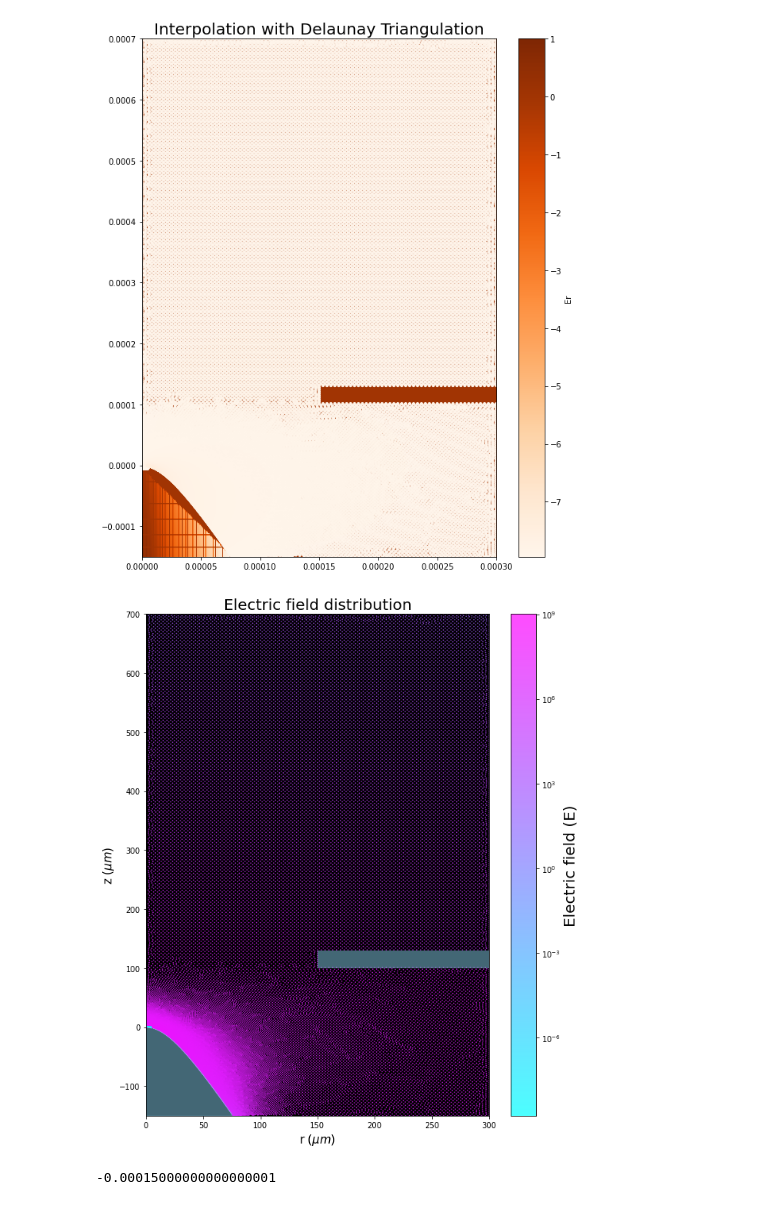
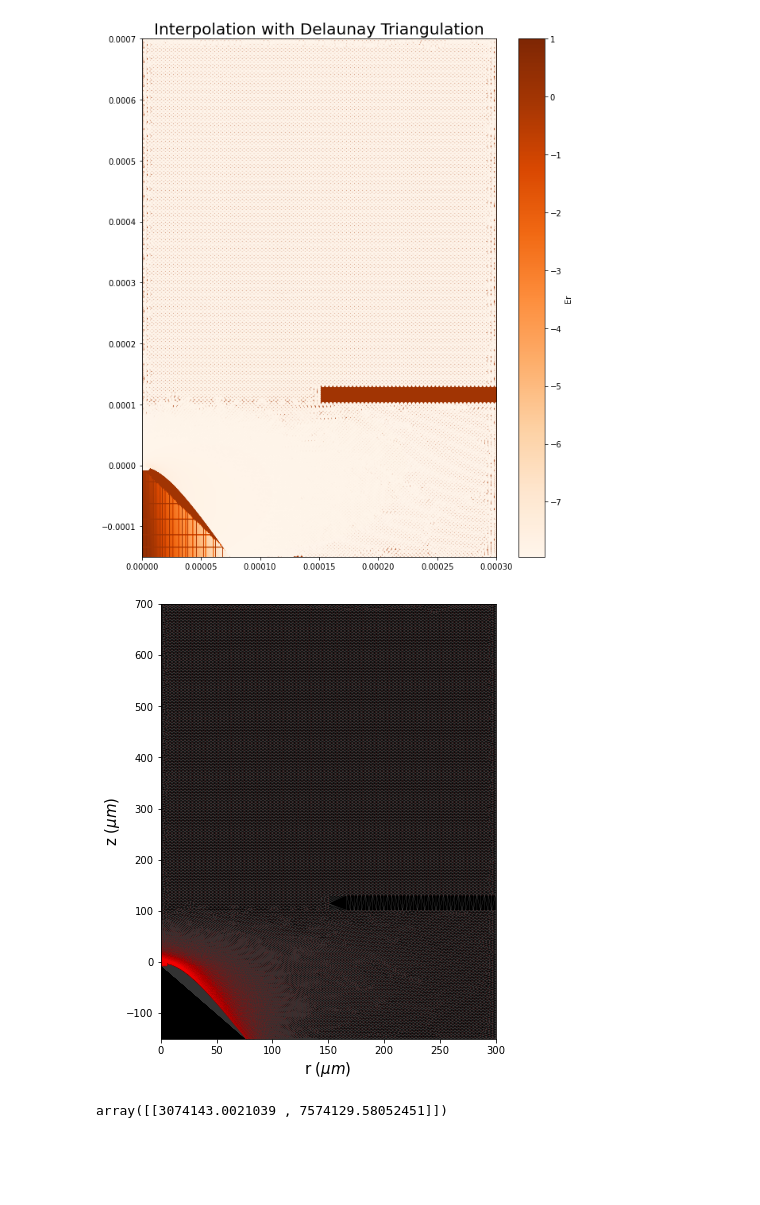
Before and after one commit to Rafid-Ben/Electrospray_DF_Py, a Jupyter notebook: interpolation.ipynb, the cells around one changed output. Saved outputs shown, nothing was run; the diff lists cells and outputs as text; code cells hidden in the pictures; blank space fills up the shorter version.

Commit message:
update interpolation

```diff
--- a/interpolation.ipynb
+++ b/interpolation.ipynb
@@ -124,64 +82,18 @@ plt.title('Interpolation with Delaunay Triangulation', size=20)
 plt.show()
 # %% [output]
 [figure]
-# %%
-
-
-# Create a new figure with a black background
-fig = plt.figure(figsize=(10,12), facecolor='white')
-ax = fig.add_subplot(111, facecolor='black')
-
-# Create a scatter plot
-sc = ax.scatter(r*1e6, z*1e6, c=E, s=0.5, cmap='cool', norm=LogNorm(),alpha=0.7)
-
-# Set the x and y limits to the minimum and maximum of the data
-ax.set_xlim([r.min()*1e6, r.max()*1e6])
-ax.set_ylim([z.min()*1e6, z.max()*1e6])
-
-# Add a colorbar
-cbar = plt.colorbar(sc)
-cbar.set_label('Electric field (E)', size=20, color='black')
-cbar.ax.yaxis.set_tick_params(color='black')
-plt.setp(plt.getp(cbar.ax.axes, 'yticklabels'), color='black')
-
-# Set plot title and labels
-ax.set_title('Electric field distribution', size=20, color='black')
-ax.set_xlabel('r ($\mu m$)', size=15, color='black')
-ax.set_ylabel('z ($\mu m$)', size=15, color='black')
-ax.tick_params(axis='x', colors='black')
-ax.tick_params(axis='y', colors='black')
-
-
-#Plot the grid surface
-#gold = image.imread('gold.jpg')
-
-# Define the 4 points of the rectangle
-p1 = (150, 100)
-p2 = (150, 130)
-p3 = (300, 100)
-p4 = (300, 130)
-width = p3[0]-p1[0]
-height = p2[1]-p1[1]
-# patches.Rectangle() needs the bottom left point, width and height
-rect = patches.Rectangle((p1[0],p1[1]), width, height, facecolor ='skyblue', alpha=0.5)
-# Add the patch to the Axes
-ax.add_patch(rect)
-#ax.imshow(gold, extent=(p1[0], p3[0], p1[1], p2[1]), aspect='auto')
-
-#Plot the tip of the emitter
-r_tip=np.arange(0,75,0.1)
-d=100
-Rc=11
-eta0=np.power(1+Rc/d,-1/2)
-a=2*d*np.sqrt(1+Rc/d)
-z_tip=100-eta0*np.sqrt(np.power(a,2)/4+np.power(r_tip,2)/(1-np.power(eta0,2)))
-plt.fill_between(r_tip, z_tip,-150, color='skyblue', alpha=0.5)
-
-# Show the plot
-plt.show()
-# %% [output]
-[figure, removed]
-# %%
-np.min(z)
-# %% [output]
--0.00015000000000000001
+# %%
+points = np.column_stack((r, z))
+tri = Delaunay(points)
+# %%
+fig = plt.figure(figsize=(6,8), facecolor='white')
+ax = fig.add_subplot(111, facecolor='black')
+ax.triplot(points[:,0]*1e6, points[:,1]*1e6, tri.simplices, color='white', linewidth=0.4,alpha=0.2)
+ax.scatter(points[:,0]*1e6, points[:,1]*1e6, color='r',marker='.', s=0.5, alpha=0.1)
+ax.set_xlabel('r ($\mu m$)', size=15, color='black')
+ax.set_ylabel('z ($\mu m$)', size=15, color='black')
+ax.set_xlim([r.min()*1e6, r.max()*1e6])
+ax.set_ylim([z.min()*1e6, z.max()*1e6])
+plt.show()
+# %% [output]
+[figure, added]
@@ -187,0 +105,4 @@ np.min(z)
+# %%
+interp(request)
+# %% [output]
+array([[3074143.0021039 , 7574129.58052451]])
```
Also changed, not shown: parts of 7 cells of this notebook, 1 other file.
